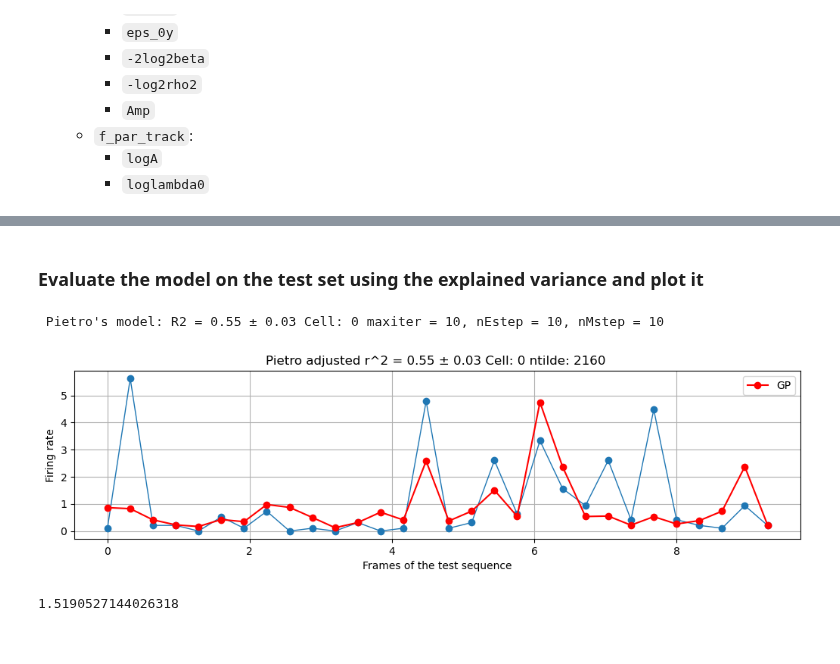
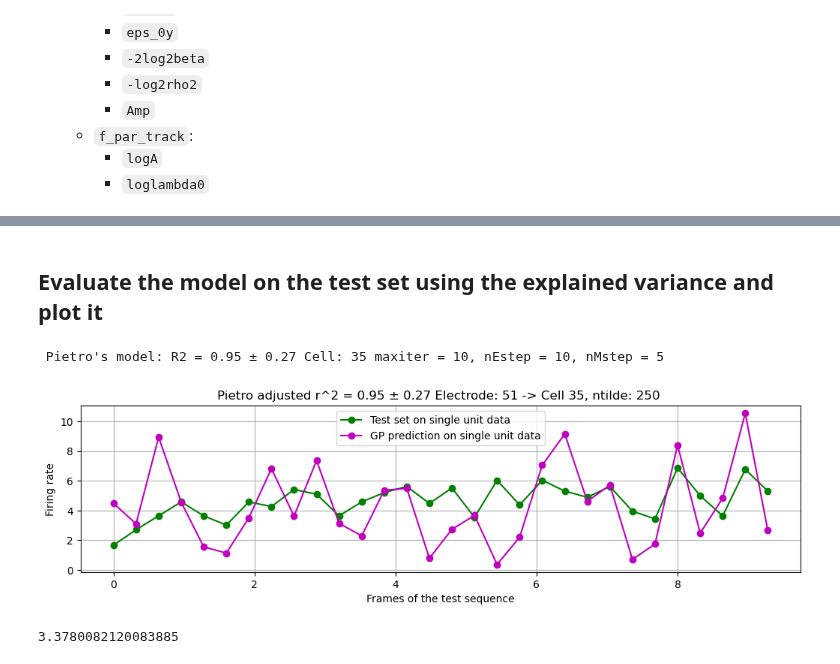
Before and after one commit to retinal-information-processing-lab/gaussian_processes, a Jupyter notebook: Spatial_GP_repo/one_cell_fit.ipynb, the cells around one changed output, grey strips where cells are left out. Cells and saved outputs as stored; diff of their text form; code cells hidden in the pictures.

Commit message:
Allow fit of single cell with single unit dataset. Changed test function to receive single cell dataset.

```diff
--- a/Spatial_GP_repo/one_cell_fit.ipynb
+++ b/Spatial_GP_repo/one_cell_fit.ipynb
@@ -60,10 +55,27 @@ Device is: cuda:0
 # %%
 rand_xtilde = True # If True, xtilde (inducing points) are chosen randomly, if False, xtilde is chosen from the first ntilde images
 
-cellid  = 8            # Choose cell
-ntilde  = 50           # Number of xtilde
+# The following flags are used to decide which datasets we are using, whether spike sorted ones or single unit ones.
+# We can also train on the spike sorted and evaluate on the single unit ones, or the other way around.
+single_unit_training_flag = True
+# single_unit_training_flag = False
+single_unit_testing_flag = True
+# single_unit_testing_flag = False
+
+cellid    = 8            # Choose cell
+electrode = 168          # Or electrode, if you want to fit on single unit data
+# If we are training/testing on single unit, we also need to select the threshold multiplier usedfors spike detection
+threshold = 6
+
+if electrode == 51:  cellid = 35 if single_unit_training_flag or single_unit_testing_flag else cellid
+if electrode == 190: cellid = 24 if single_unit_training_flag or single_unit_testing_flag else cellid
+if electrode == 156: cellid = 'None' if single_unit_training_flag or single_unit_testing_flag else cellid
+if electrode == 87:  cellid = 'None' if single_unit_training_flag or single_unit_testing_flag else cellid
+if electrode == 168: cellid = 'None' if single_unit_training_flag or single_unit_testing_flag else cellid
+
+ntilde  = 250           # Number of xtilde
 additional_x_number = 0 # Additional x points to be added
-kernfun = 'acosker' # Choose kernel function
+kernfun = 'acosker'     # Choose kernel function
 
 nEstep      = 10         # Total number of E-steps iterations. Update on the variational parameters m and V, plus the parameters f_param of the link function
 nFparamstep = 10         # Number of iterations for the update of the f params of the link function for EACH E-step iteration
@@ -71,6 +83,10 @@ nMstep      = 5         # Total number of M-steps iterations. Update on the Hype
 maxiter     = 10         # Iterations of the optimization algorithm comprising M and E steps
 
 ntrain = ntilde # Implement ntrain=-1 to use all the data
+
+natural_images_sorted_dataset           = '/home/idv-eqs8-pza/IDV_code/Variational_GP/spatial_GP/Data/data2_41mixed_tr28.pkl'
+natural_image_single_unit_train_dataset = f'/home/idv-eqs8-pza/IDV_code/Experimental data/EXP17-data/raw_electrode_datasets/electrode_{electrode}_set_train_R_raw_dataset_order_threshold_{threshold}.npy'
+natural_image_single_unit_test_dataset  = f'/home/idv-eqs8-pza/IDV_code/Experimental data/EXP17-data/raw_electrode_datasets/electrode_{electrode}_set_test_R_raw_threshold_{threshold}.npy'
 # %% [markdown]
 ## Import the dataset and preprocess
 # %%
@@ -309,11 +351,11 @@ utils.plot_loss_and_theta_notebook(fit_model, figsize=(15,10), xlim=xlim, ylim_l
 # %% [markdown]
-### Evaluate the model on the test set using the explained variance and plot it
+## Evaluate the model on the test set using the explained variance and plot it
 # %%
 # fit_model = utils.load_model('models/cell8_Problem_learninglambda_adjusted_iterations_ntilde:300_ntot:300_lrfparams:0.1')
 
 # Predict and test
 # spk_count_test, spk_count_pred, r2, sigma_r2 = utils.test(X_test, R_test, X_train=X, at_iteration=50, **fit_model )
-spk_count_test, spk_count_pred, r2, sigma_r2 = utils.test(X_test, R_test, X_train=X, at_iteration=None, **fit_model )
+spk_count_test, spk_count_pred, r2, sigma_r2 = utils.test(X_test, R_test_cell, X_train=X, at_iteration=None, **fit_model )
 
 spk_count_test = spk_count_test.cpu().numpy()
 spk_count_pred = spk_count_pred.cpu().numpy()
@@ -322,36 +364,39 @@ sigma_r2       = sigma_r2.cpu().numpy()
 
 spk_count_test = np.mean(spk_count_test, axis=0)
 
 predict_window_ms = 320   # We are predicting the spike count of a 320 ms window ( from +30 to +350 ms since the stimulus onset )
 f_rate_test_Hz    = spk_count_test/(predict_window_ms/1000) # Hz
 f_rate_pred_Hz    = spk_count_pred/(predict_window_ms/1000) # Hz
 
 # We plot the firing rate of the test set images as if they had been presented as a consetive sequence ( a video ) of one image each 320 ms
 dt                = (predict_window_ms/1000)                # sec
 time_values       = dt * np.arange( len(spk_count_pred) )   # sec
 
 # Plot results after putting on cpu, numpy.
 fig = plt.figure(figsize=(12, 8))
 gs  = fig.add_gridspec(5, 5, left=0.1, right=0.9, bottom=0.1, top=0.9, wspace=0.3, hspace=0.7)
 ax  = fig.add_subplot(gs[3:, :])
 
 
-ax.plot(time_values, f_rate_test_Hz, 'o-', linewidth=1)
-ax.plot(time_values, f_rate_pred_Hz, 'o-', color='red', label='GP')
+ax.plot(time_values, f_rate_test_Hz, 'o-', color='green' if single_unit_testing_flag else 'blue', label=f'Test set on {"single unit" if single_unit_testing_flag else "spike sorted"} data')
+ax.plot(time_values, f_rate_pred_Hz, 'o-', color='m' if single_unit_training_flag else 'red', label=f'GP prediction on {"single unit" if single_unit_training_flag else "spike sorted"} data')
 
 # ax.errorbar(time_values, f_rate_pred_Hz / 0.05, yerr=np.sqrt(sigma2_f[:,0].cpu()) / 0.05, color='red')
 # ax.legend(['data', 'GP'], loc='upper right', fontsize=14)
-txt = f'Pietro adjusted r^2 = {r2:.2f} ± {sigma_r2:.2f} Cell: {cellid} ntilde: {ntilde} '
+if single_unit_training_flag or single_unit_testing_flag:
+    txt = f'Pietro adjusted r^2 = {r2:.2f} ± {sigma_r2:.2f} Electrode: {electrode} -> Cell {cellid}, ntilde: {ntilde} '
+else:
+    txt = f'Pietro adjusted r^2 = {r2:.2f} ± {sigma_r2:.2f} Cell: {cellid} ntilde: {ntilde} '
 ax.set_title(f'{txt}')
 ax.set_ylabel('Firing rate')
 ax.set_xlabel('Frames of the test sequence')
 ax.grid(axis='both')
 # plt.grid()
 plt.legend()
 plt.show()
 plt.close()
 print(spk_count_pred.max())
 # %% [output]
- Pietro's model: R2 = 0.55 ± 0.03 Cell: 0 maxiter = 10, nEstep = 10, nMstep = 10
+ Pietro's model: R2 = 0.95 ± 0.27 Cell: 35 maxiter = 10, nEstep = 10, nMstep = 5
-[figure, old version]
+[figure, new version]
-1.5190527144026318
+3.3780082120083885
```
Also changed, not shown: parts of 7 cells of this notebook, 5 other files.
